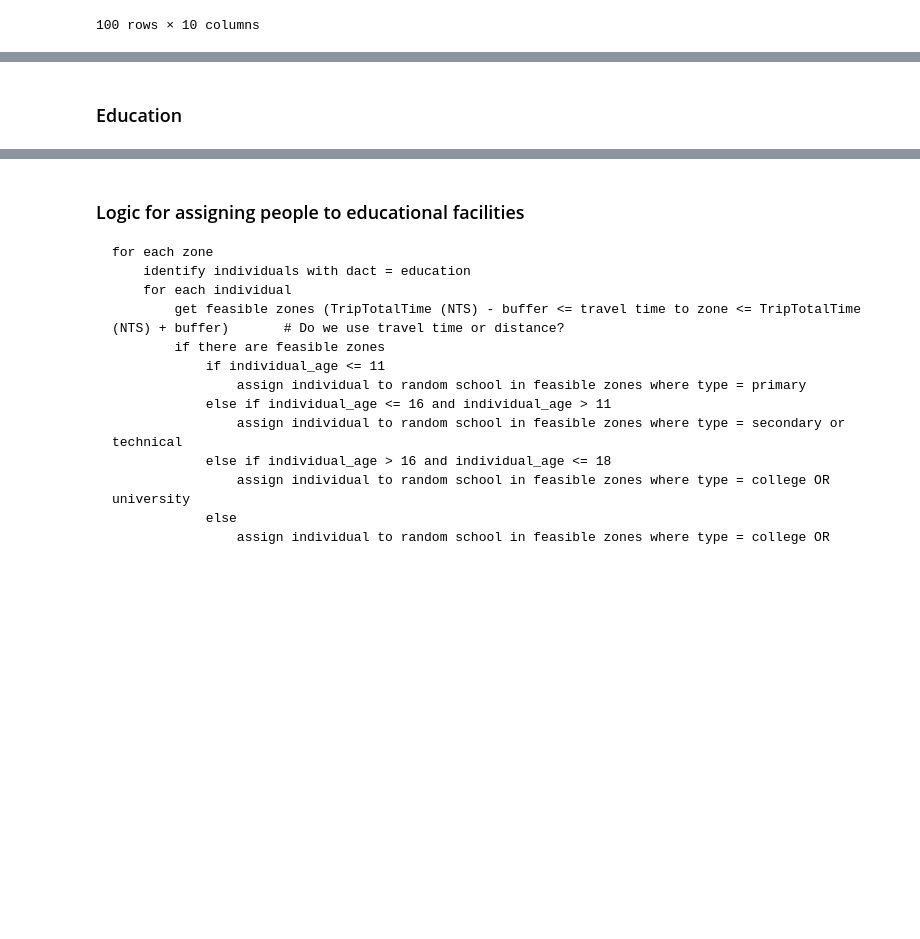
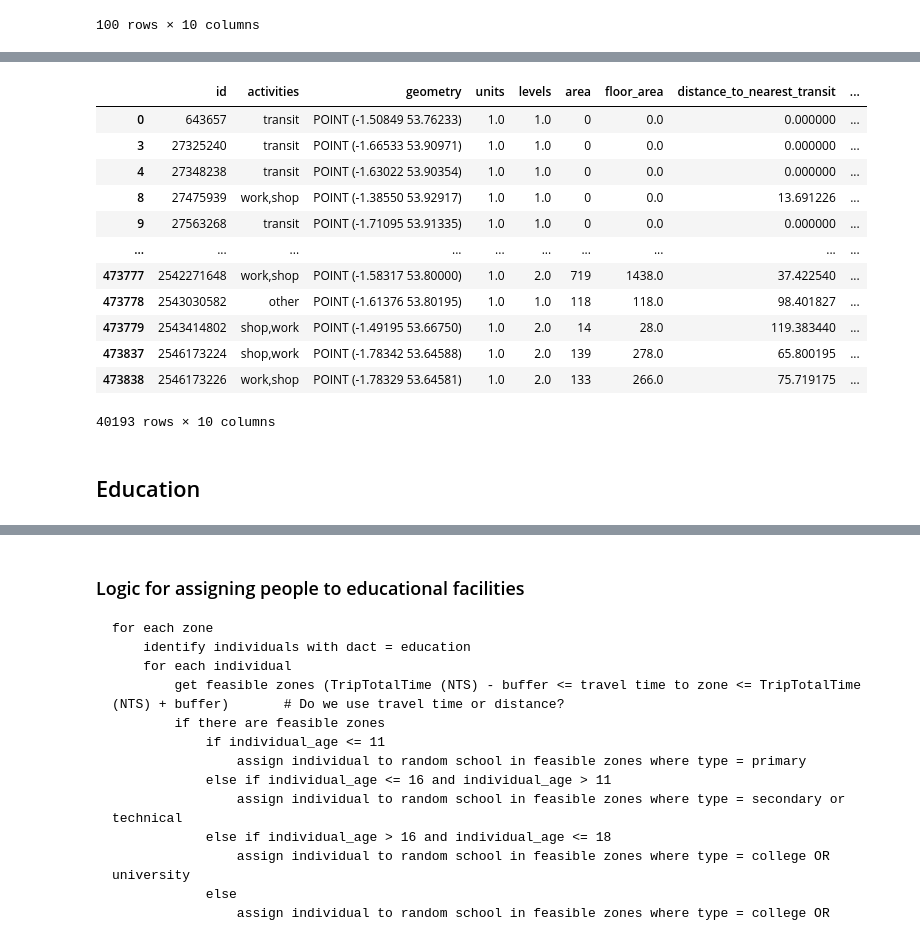
Before and after one commit to Urban-Analytics-Technology-Platform/acbm, a Jupyter notebook: notebooks/3_locations_primary.ipynb, the cells around one changed output, grey strips where cells are left out. Drawn from its saved outputs; the diff is of its cells as text; code cells hidden in the pictures; blank space fills up the shorter version.

```diff
--- a/notebooks/3_locations_primary.ipynb
+++ b/notebooks/3_locations_primary.ipynb
@@ -303,2 +324,18 @@ osm_data.head(100)
+# %%
+osm_data
+# %% [output]
+|  | id | activities | geometry | units | levels | area | floor_area | distance_to_nearest_transit | ... |
+| 0 | 643657 | transit | POINT (-1.50849 53.76233) | 1.0 | 1.0 | 0 | 0.0 | 0.000000 | ... |
+| 3 | 27325240 | transit | POINT (-1.66533 53.90971) | 1.0 | 1.0 | 0 | 0.0 | 0.000000 | ... |
+| 4 | 27348238 | transit | POINT (-1.63022 53.90354) | 1.0 | 1.0 | 0 | 0.0 | 0.000000 | ... |
+| 8 | 27475939 | work,shop | POINT (-1.38550 53.92917) | 1.0 | 1.0 | 0 | 0.0 | 13.691226 | ... |
+| 9 | 27563268 | transit | POINT (-1.71095 53.91335) | 1.0 | 1.0 | 0 | 0.0 | 0.000000 | ... |
+| ... | ... | ... | ... | ... | ... | ... | ... | ... | ... |
+| 473777 | 2542271648 | work,shop | POINT (-1.58317 53.80000) | 1.0 | 2.0 | 719 | 1438.0 | 37.422540 | ... |
+| 473778 | 2543030582 | other | POINT (-1.61376 53.80195) | 1.0 | 1.0 | 118 | 118.0 | 98.401827 | ... |
+| 473779 | 2543414802 | shop,work | POINT (-1.49195 53.66750) | 1.0 | 2.0 | 14 | 28.0 | 119.383440 | ... |
+| 473837 | 2546173224 | shop,work | POINT (-1.78342 53.64588) | 1.0 | 2.0 | 139 | 278.0 | 65.800195 | ... |
+| 473838 | 2546173226 | work,shop | POINT (-1.78329 53.64581) | 1.0 | 2.0 | 133 | 266.0 | 75.719175 | ... |
+40193 rows × 10 columns
 # %% [markdown]
-### Education
+## Education
```
Also changed, not shown: parts of 26 cells of this notebook, 1 other file.
